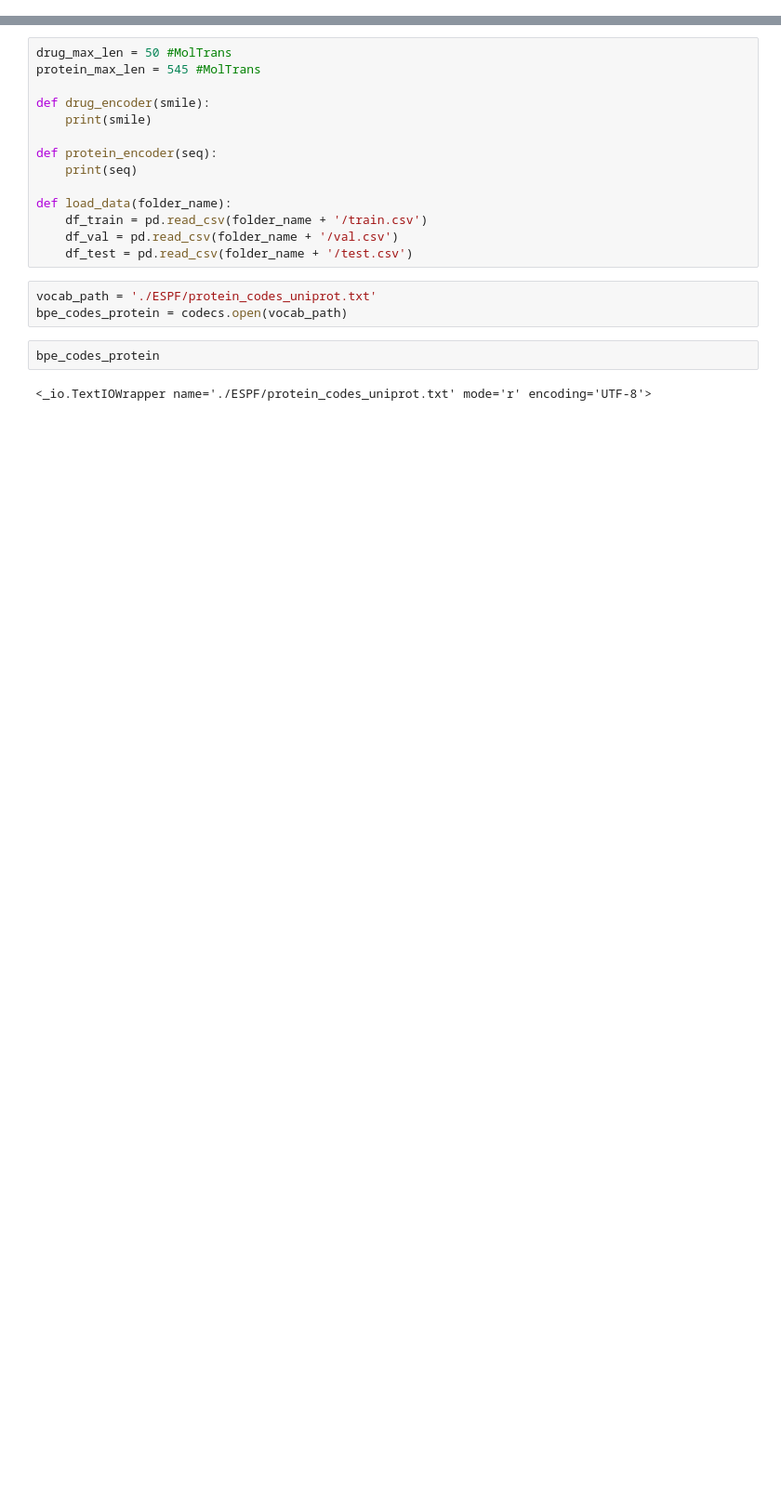
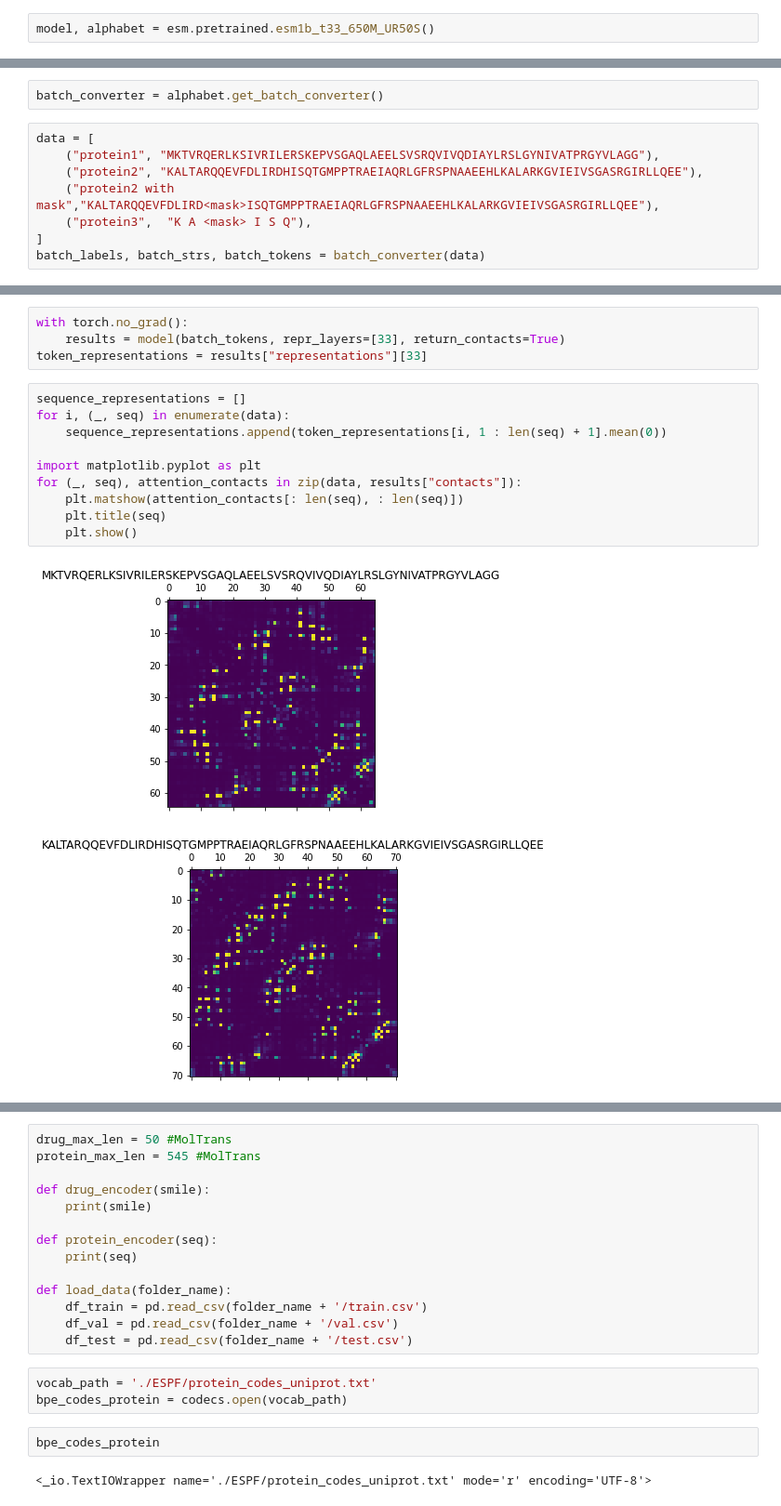
Before and after one commit to zedian/MolTrans, a Jupyter notebook: baseline.ipynb, the cells around one changed output, grey strips where cells are left out. Shown: that part at 93% size. Drawn from its saved outputs; the diff is of its cells as text; blank space fills up the shorter version.

```diff
--- a/baseline.ipynb
+++ b/baseline.ipynb
@@ -20,0 +87,2 @@ device = torch.device("cuda:0" if torch.cuda.is_available() else "cpu")
+# %%
+model, alphabet = esm.pretrained.esm1b_t33_650M_UR50S()
@@ -20,0 +92,10 @@ device = torch.device("cuda:0" if torch.cuda.is_available() else "cpu")
+# %%
+batch_converter = alphabet.get_batch_converter()
+# %%
+data = [
+    ("protein1", "MKTVRQERLKSIVRILERSKEPVSGAQLAEELSVSRQVIVQDIAYLRSLGYNIVATPRGYVLAGG"),
+    ("protein2", "KALTARQQEVFDLIRDHISQTGMPPTRAEIAQRLGFRSPNAAEEHLKALARKGVIEIVSGASRGIRLLQEE"),
+    ("protein2 with mask","KALTARQQEVFDLIRD<mask>ISQTGMPPTRAEIAQRLGFRSPNAAEEHLKALARKGVIEIVSGASRGIRLLQEE"),
+    ("protein3",  "K A <mask> I S Q"),
+]
+batch_labels, batch_strs, batch_tokens = batch_converter(data)
@@ -20,0 +145,17 @@ device = torch.device("cuda:0" if torch.cuda.is_available() else "cpu")
+# %%
+with torch.no_grad():
+    results = model(batch_tokens, repr_layers=[33], return_contacts=True)
+token_representations = results["representations"][33]
+# %%
+sequence_representations = []
+for i, (_, seq) in enumerate(data):
+    sequence_representations.append(token_representations[i, 1 : len(seq) + 1].mean(0))
+
+import matplotlib.pyplot as plt
+for (_, seq), attention_contacts in zip(data, results["contacts"]):
+    plt.matshow(attention_contacts[: len(seq), : len(seq)])
+    plt.title(seq)
+    plt.show()
+# %% [output]
+[figure, added]
+[figure, added]
```
Also changed, not shown: parts of 16 cells of this notebook, 9 other files.
